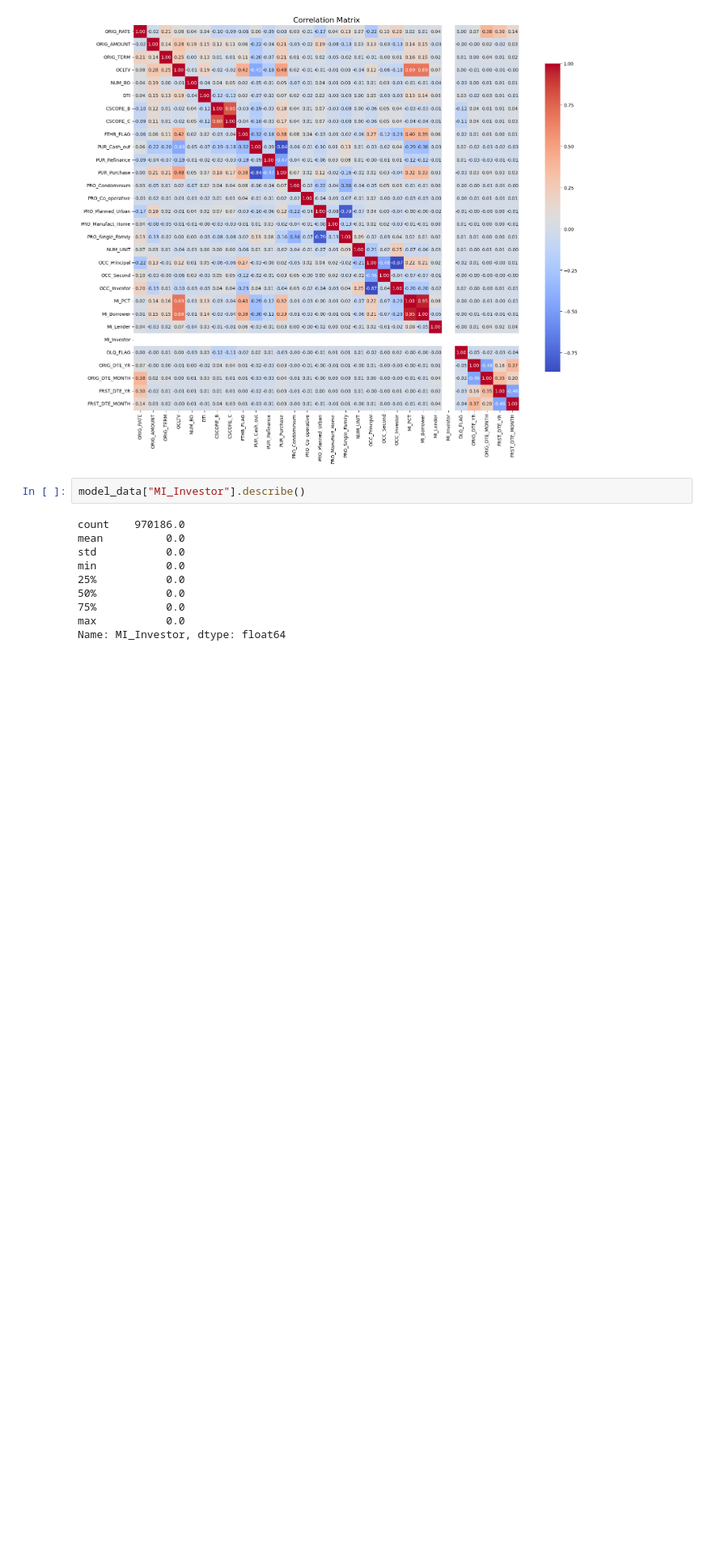
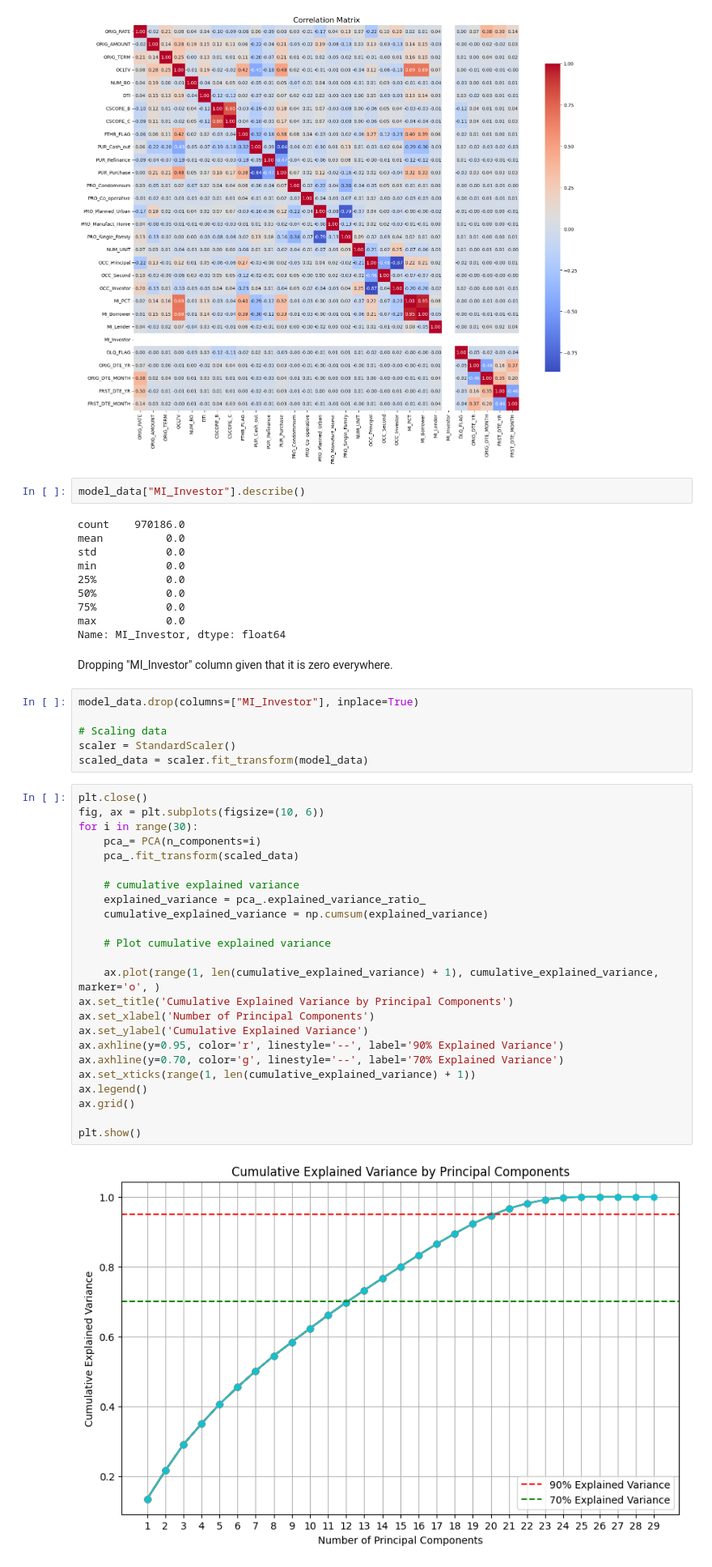
Before and after one commit to MIE479-2024/msf-capstone-crm, a Jupyter notebook: EDA/correlation_analysis.ipynb, the cells around one changed output. Shown at 81% size. Saved outputs shown, nothing was run; the diff lists cells and outputs as text; blank space fills up the shorter version.

```diff
--- a/EDA/correlation_analysis.ipynb
+++ b/EDA/correlation_analysis.ipynb
@@ -113,3 +116,37 @@ min           0.0
 75%           0.0
 max           0.0
 Name: MI_Investor, dtype: float64
+# %% [markdown]
+Dropping "MI_Investor" column given that it is zero everywhere.
+# %%
+model_data.drop(columns=["MI_Investor"], inplace=True)
+
+# Scaling data
+scaler = StandardScaler()
+scaled_data = scaler.fit_transform(model_data)
+# %%
+plt.close()
+fig, ax = plt.subplots(figsize=(10, 6))
+for i in range(30):
+    pca_= PCA(n_components=i)
+    pca_.fit_transform(scaled_data)
+
+    # cumulative explained variance
+    explained_variance = pca_.explained_variance_ratio_
+    cumulative_explained_variance = np.cumsum(explained_variance)
+
+    # Plot cumulative explained variance
+
+    ax.plot(range(1, len(cumulative_explained_variance) + 1), cumulative_explained_variance, marker='o', )
+ax.set_title('Cumulative Explained Variance by Principal Components')
+ax.set_xlabel('Number of Principal Components')
+ax.set_ylabel('Cumulative Explained Variance')
+ax.axhline(y=0.95, color='r', linestyle='--', label='90% Explained Variance')
+ax.axhline(y=0.70, color='g', linestyle='--', label='70% Explained Variance')
+ax.set_xticks(range(1, len(cumulative_explained_variance) + 1))
+ax.legend()
+ax.grid()
+
+plt.show()
+# %% [output]
+[figure, added]
```
Also changed, not shown: parts of 1 cell of this notebook.
